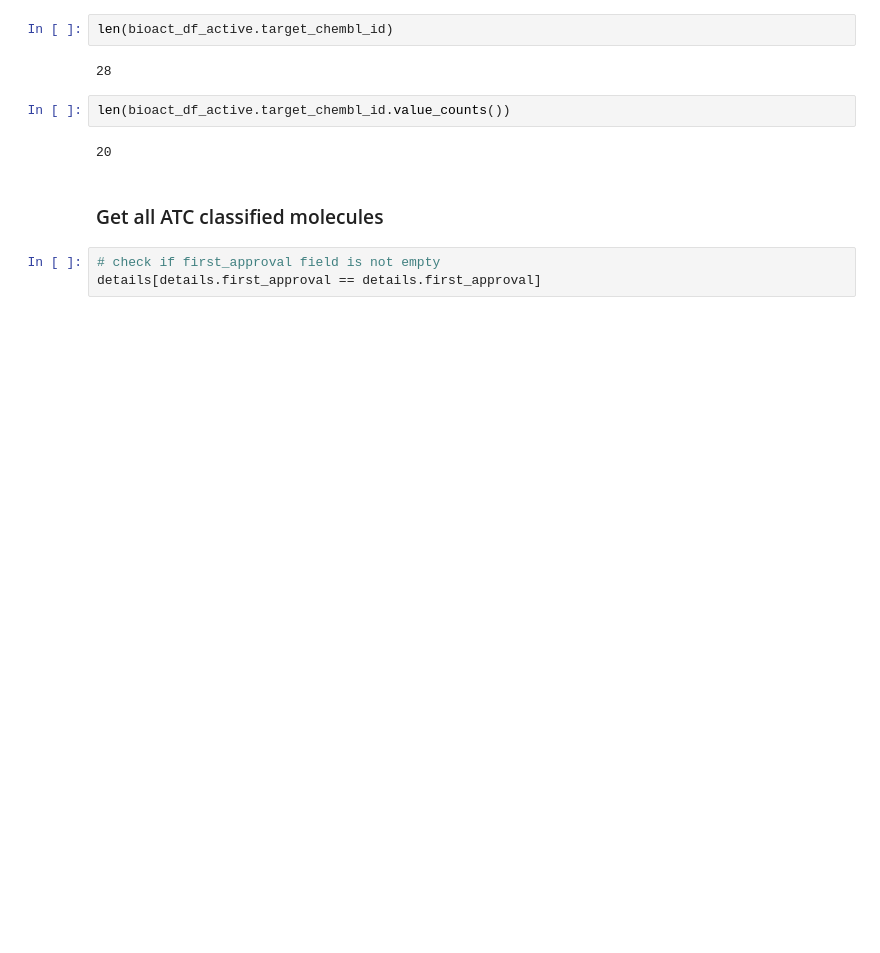
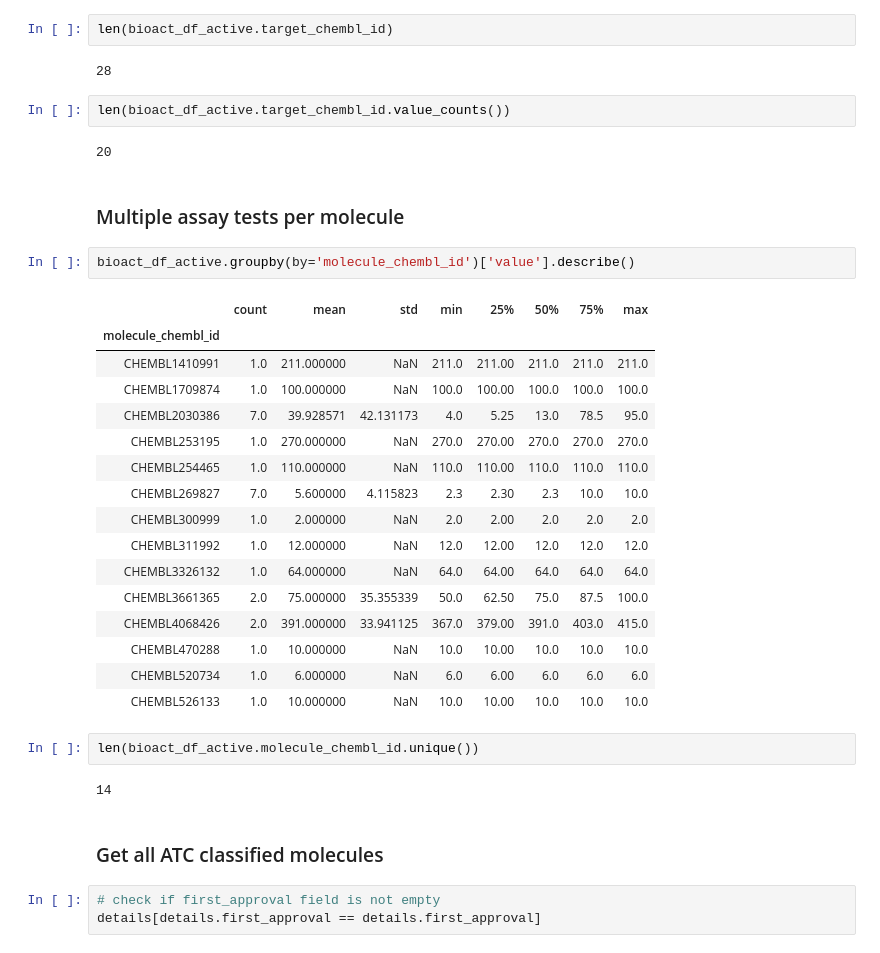
Before and after one commit to volkamerlab/KinaseFocusedFragmentLibrary, a Jupyter notebook: kinase_focused_fragment_library/analysis/ligand_analysis/chembl_molecule_details.ipynb, the cells around one changed output. Saved outputs shown, nothing was run; the diff lists cells and outputs as text; blank space fills up the shorter version.

```diff
--- a/kinase_focused_fragment_library/analysis/ligand_analysis/chembl_molecule_details.ipynb
+++ b/kinase_focused_fragment_library/analysis/ligand_analysis/chembl_molecule_details.ipynb
@@ -225,6 +228,31 @@ len(bioact_df_active.target_chembl_id)
 len(bioact_df_active.target_chembl_id.value_counts())
 # %% [output]
 20
+# %% [markdown]
+### Multiple assay tests per molecule
+# %%
+bioact_df_active.groupby(by='molecule_chembl_id')['value'].describe()
+# %% [output]
+|  | count | mean | std | min | 25% | 50% | 75% | max |
+| molecule_chembl_id |  |  |  |  |  |  |  |  |
+| CHEMBL1410991 | 1.0 | 211.000000 | NaN | 211.0 | 211.00 | 211.0 | 211.0 | 211.0 |
+| CHEMBL1709874 | 1.0 | 100.000000 | NaN | 100.0 | 100.00 | 100.0 | 100.0 | 100.0 |
+| CHEMBL2030386 | 7.0 | 39.928571 | 42.131173 | 4.0 | 5.25 | 13.0 | 78.5 | 95.0 |
+| CHEMBL253195 | 1.0 | 270.000000 | NaN | 270.0 | 270.00 | 270.0 | 270.0 | 270.0 |
+| CHEMBL254465 | 1.0 | 110.000000 | NaN | 110.0 | 110.00 | 110.0 | 110.0 | 110.0 |
+| CHEMBL269827 | 7.0 | 5.600000 | 4.115823 | 2.3 | 2.30 | 2.3 | 10.0 | 10.0 |
+| CHEMBL300999 | 1.0 | 2.000000 | NaN | 2.0 | 2.00 | 2.0 | 2.0 | 2.0 |
+| CHEMBL311992 | 1.0 | 12.000000 | NaN | 12.0 | 12.00 | 12.0 | 12.0 | 12.0 |
+| CHEMBL3326132 | 1.0 | 64.000000 | NaN | 64.0 | 64.00 | 64.0 | 64.0 | 64.0 |
+| CHEMBL3661365 | 2.0 | 75.000000 | 35.355339 | 50.0 | 62.50 | 75.0 | 87.5 | 100.0 |
+| CHEMBL4068426 | 2.0 | 391.000000 | 33.941125 | 367.0 | 379.00 | 391.0 | 403.0 | 415.0 |
+| CHEMBL470288 | 1.0 | 10.000000 | NaN | 10.0 | 10.00 | 10.0 | 10.0 | 10.0 |
+| CHEMBL520734 | 1.0 | 6.000000 | NaN | 6.0 | 6.00 | 6.0 | 6.0 | 6.0 |
+| CHEMBL526133 | 1.0 | 10.000000 | NaN | 10.0 | 10.00 | 10.0 | 10.0 | 10.0 |
+# %%
+len(bioact_df_active.molecule_chembl_id.unique())
+# %% [output]
+14
 # %% [markdown]
 ### Get all ATC classified molecules
 # %%
```
Also changed, not shown: parts of 41 cells of this notebook.
